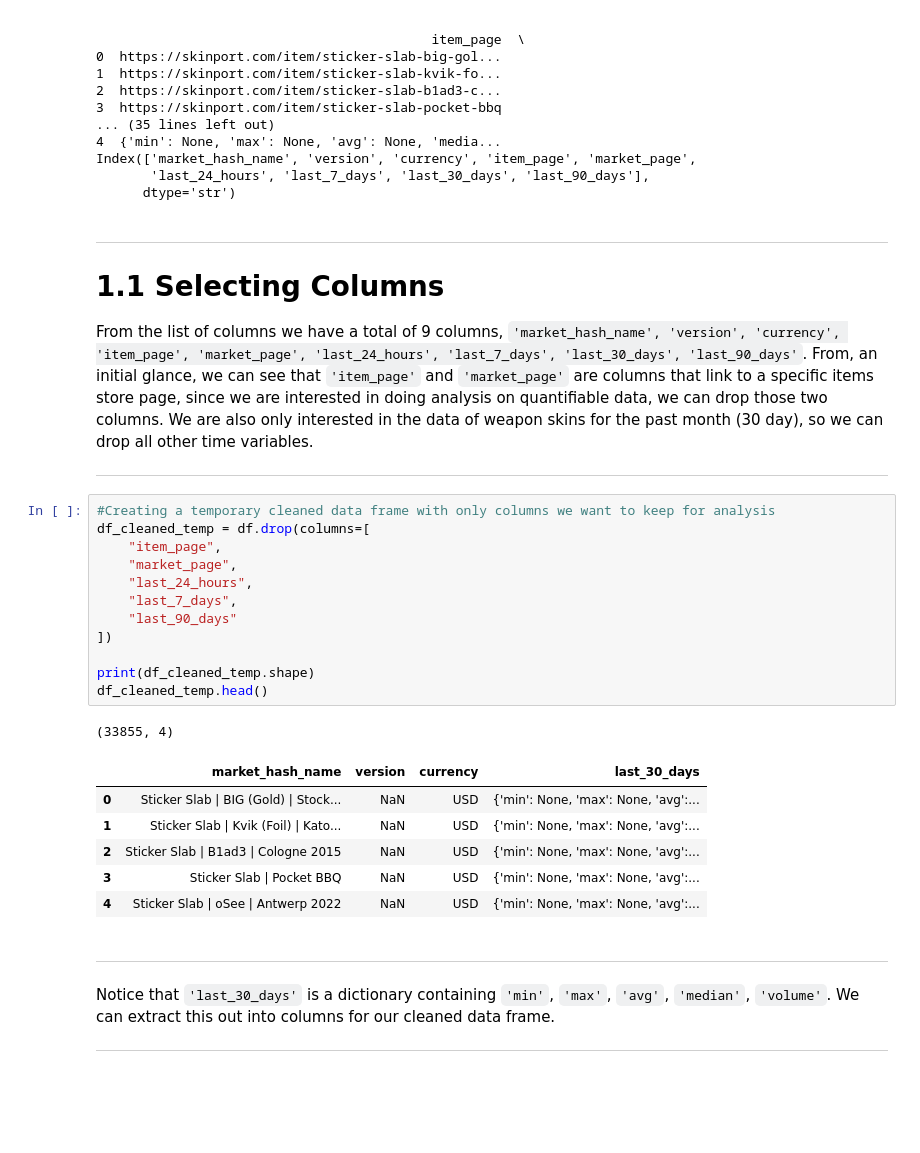
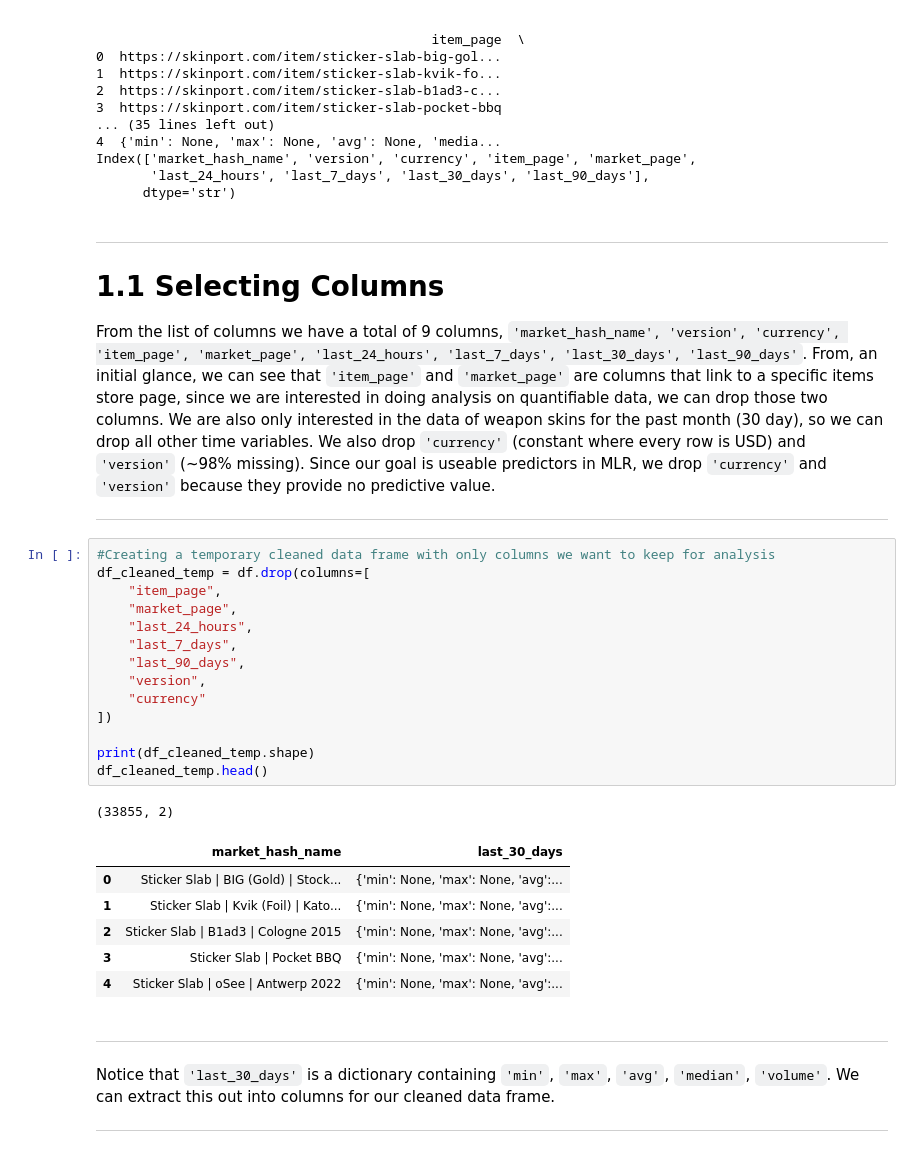
Before and after one commit to Taiac1/PSTAT-100-Final-Project, a Jupyter notebook: notebooks/01_data_cleaning.ipynb, the cells around one changed output. Saved outputs shown, nothing was run; the diff lists cells and outputs as text; blank space fills up the shorter version.

```diff
--- a/notebooks/01_data_cleaning.ipynb
+++ b/notebooks/01_data_cleaning.ipynb
@@ -49,29 +49,31 @@ Index(['market_hash_name', 'version', 'currency', 'item_page', 'market_page',
 
 # 1.1 Selecting Columns
 
-From the list of columns we have a total of 9 columns, `'market_hash_name', 'version', 'currency', 'item_page', 'market_page', 'last_24_hours', 'last_7_days', 'last_30_days', 'last_90_days'`. From, an initial glance, we can see that `'item_page'` and `'market_page'` are columns that link to a specific items store page, since we are interested in doing analysis on quantifiable data, we can drop those two columns. We are also only interested in the data of weapon skins for the past month (30 day), so we can drop all other time variables.
+From the list of columns we have a total of 9 columns, `'market_hash_name', 'version', 'currency', 'item_page', 'market_page', 'last_24_hours', 'last_7_days', 'last_30_days', 'last_90_days'`. From, an initial glance, we can see that `'item_page'` and `'market_page'` are columns that link to a specific items store page, since we are interested in doing analysis on quantifiable data, we can drop those two columns. We are also only interested in the data of weapon skins for the past month (30 day), so we can drop all other time variables. We also drop `'currency'` (constant where every row is USD) and `'version'` (~98% missing). Since our goal is useable predictors in MLR, we drop `'currency'` and `'version'` because they provide no predictive value.
 
 ---
 # %%
 #Creating a temporary cleaned data frame with only columns we want to keep for analysis
 df_cleaned_temp = df.drop(columns=[
     "item_page",
     "market_page",
     "last_24_hours",
     "last_7_days",
-    "last_90_days"
+    "last_90_days",
+    "version",
+    "currency"
 ])
 
 print(df_cleaned_temp.shape)
 df_cleaned_temp.head()
 # %% [output]
-(33855, 4)
+(33855, 2)
-|  | market_hash_name | version | currency | last_30_days |
-| 0 | Sticker Slab | BIG (Gold) | Stock... | NaN | USD | {'min': None, 'max': None, 'avg':... |
-| 1 | Sticker Slab | Kvik (Foil) | Kato... | NaN | USD | {'min': None, 'max': None, 'avg':... |
-| 2 | Sticker Slab | B1ad3 | Cologne 2015 | NaN | USD | {'min': None, 'max': None, 'avg':... |
-| 3 | Sticker Slab | Pocket BBQ | NaN | USD | {'min': None, 'max': None, 'avg':... |
-| 4 | Sticker Slab | oSee | Antwerp 2022 | NaN | USD | {'min': None, 'max': None, 'avg':... |
+|  | market_hash_name | last_30_days |
+| 0 | Sticker Slab | BIG (Gold) | Stock... | {'min': None, 'max': None, 'avg':... |
+| 1 | Sticker Slab | Kvik (Foil) | Kato... | {'min': None, 'max': None, 'avg':... |
+| 2 | Sticker Slab | B1ad3 | Cologne 2015 | {'min': None, 'max': None, 'avg':... |
+| 3 | Sticker Slab | Pocket BBQ | {'min': None, 'max': None, 'avg':... |
+| 4 | Sticker Slab | oSee | Antwerp 2022 | {'min': None, 'max': None, 'avg':... |
 # %% [markdown]
 ---
 
```
Also changed, not shown: parts of 9 cells of this notebook.
